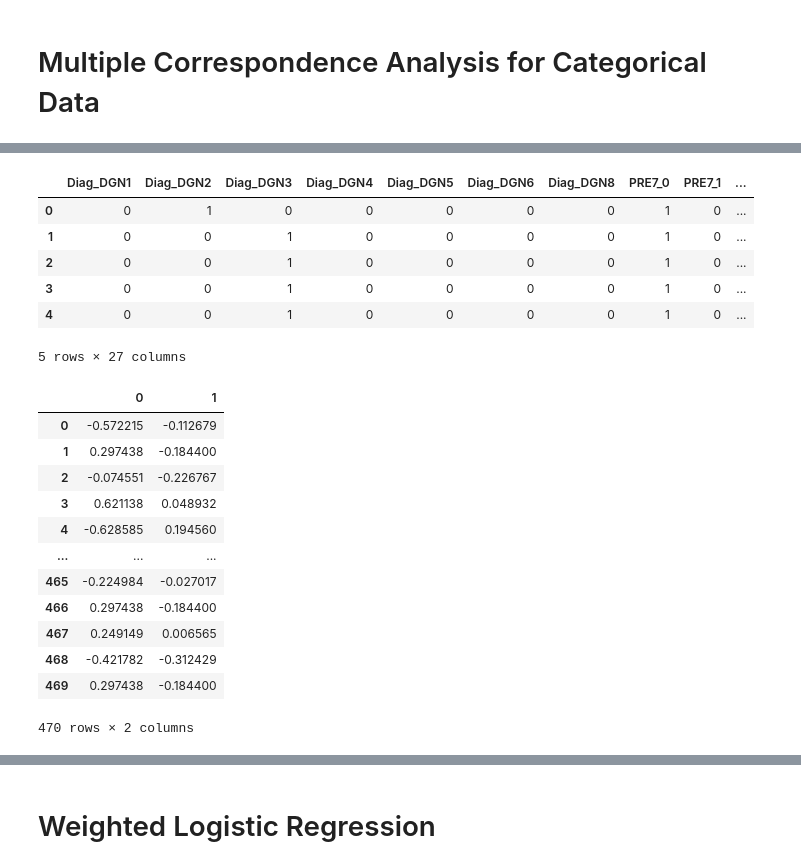
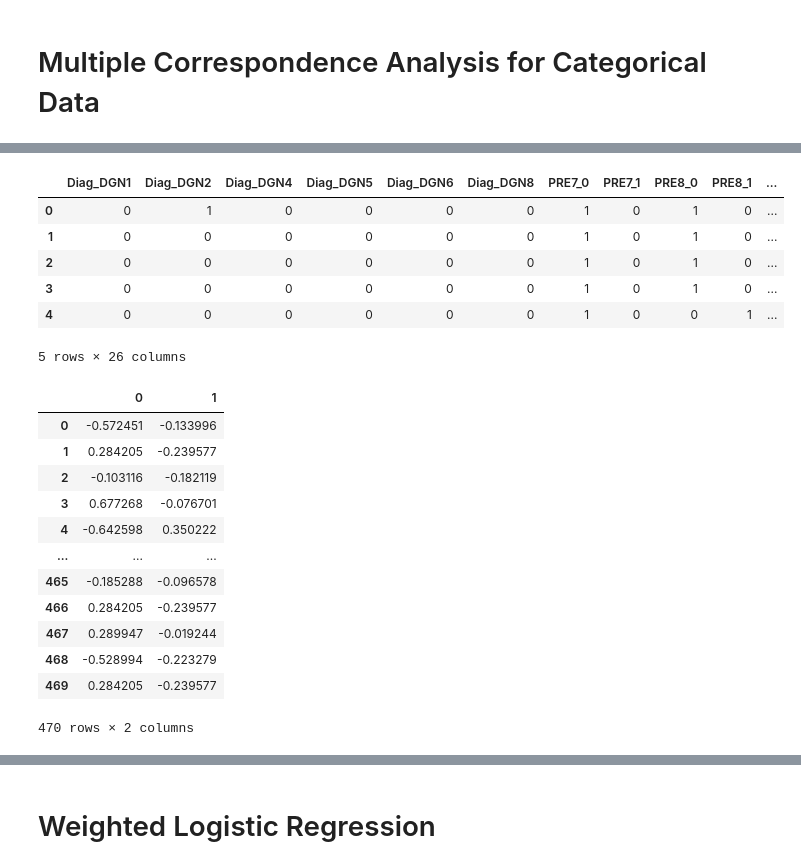
Before and after one commit to Robert-Lewis3/Springboard, a Jupyter notebook: CAPSTONE_2/CAPSTONE - Thoracic Surgery.ipynb, the cells around one changed output, grey strips where cells are left out. Saved outputs shown, nothing was run; the diff lists cells and outputs as text; code cells hidden in the pictures.

```diff
--- a/CAPSTONE_2/CAPSTONE - Thoracic Surgery.ipynb
+++ b/CAPSTONE_2/CAPSTONE - Thoracic Surgery.ipynb
@@ -325,16 +346,16 @@ dtype: int64
 # %%
 X_new = pd.get_dummies(df, columns=['PRE7', 'PRE8', 'PRE9', 'PRE10', 'PRE11',
        'PRE17', 'PRE19', 'PRE25', 'PRE30', 'PRE32'])
-X_new = X_new.drop(columns=['PRE4','PRE5','PRE6','PRE14','AGE','Risk1Yr'])
+X_new = X_new.drop(columns=['Diag_DGN3','PRE4','PRE5','PRE6','PRE14','AGE','Risk1Yr'])
 X_new.head()
 # %% [output]
-|  | Diag_DGN1 | Diag_DGN2 | Diag_DGN3 | Diag_DGN4 | Diag_DGN5 | Diag_DGN6 | Diag_DGN8 | PRE7_0 | PRE7_1 | ... |
-| 0 | 0 | 1 | 0 | 0 | 0 | 0 | 0 | 1 | 0 | ... |
-| 1 | 0 | 0 | 1 | 0 | 0 | 0 | 0 | 1 | 0 | ... |
-| 2 | 0 | 0 | 1 | 0 | 0 | 0 | 0 | 1 | 0 | ... |
-| 3 | 0 | 0 | 1 | 0 | 0 | 0 | 0 | 1 | 0 | ... |
-| 4 | 0 | 0 | 1 | 0 | 0 | 0 | 0 | 1 | 0 | ... |
+|  | Diag_DGN1 | Diag_DGN2 | Diag_DGN4 | Diag_DGN5 | Diag_DGN6 | Diag_DGN8 | PRE7_0 | PRE7_1 | PRE8_0 | PRE8_1 | ... |
+| 0 | 0 | 1 | 0 | 0 | 0 | 0 | 1 | 0 | 1 | 0 | ... |
+| 1 | 0 | 0 | 0 | 0 | 0 | 0 | 1 | 0 | 1 | 0 | ... |
+| 2 | 0 | 0 | 0 | 0 | 0 | 0 | 1 | 0 | 1 | 0 | ... |
+| 3 | 0 | 0 | 0 | 0 | 0 | 0 | 1 | 0 | 1 | 0 | ... |
+| 4 | 0 | 0 | 0 | 0 | 0 | 0 | 1 | 0 | 0 | 1 | ... |
-5 rows × 27 columns
+5 rows × 26 columns
 # %%
 from prince import MCA
 # %%
@@ -345,17 +366,17 @@ mca.fit(X_new)
 mca.transform(X_new)
 # %% [output]
 |  | 0 | 1 |
-| 0 | -0.572215 | -0.112679 |
-| 1 | 0.297438 | -0.184400 |
-| 2 | -0.074551 | -0.226767 |
-| 3 | 0.621138 | 0.048932 |
-| 4 | -0.628585 | 0.194560 |
+| 0 | -0.572451 | -0.133996 |
+| 1 | 0.284205 | -0.239577 |
+| 2 | -0.103116 | -0.182119 |
+| 3 | 0.677268 | -0.076701 |
+| 4 | -0.642598 | 0.350222 |
 | ... | ... | ... |
-| 465 | -0.224984 | -0.027017 |
-| 466 | 0.297438 | -0.184400 |
-| 467 | 0.249149 | 0.006565 |
-| 468 | -0.421782 | -0.312429 |
-| 469 | 0.297438 | -0.184400 |
+| 465 | -0.185288 | -0.096578 |
+| 466 | 0.284205 | -0.239577 |
+| 467 | 0.289947 | -0.019244 |
+| 468 | -0.528994 | -0.223279 |
+| 469 | 0.284205 | -0.239577 |
 470 rows × 2 columns
 # %%
 # Plotting components
```
Also changed, not shown: parts of 29 cells of this notebook.
